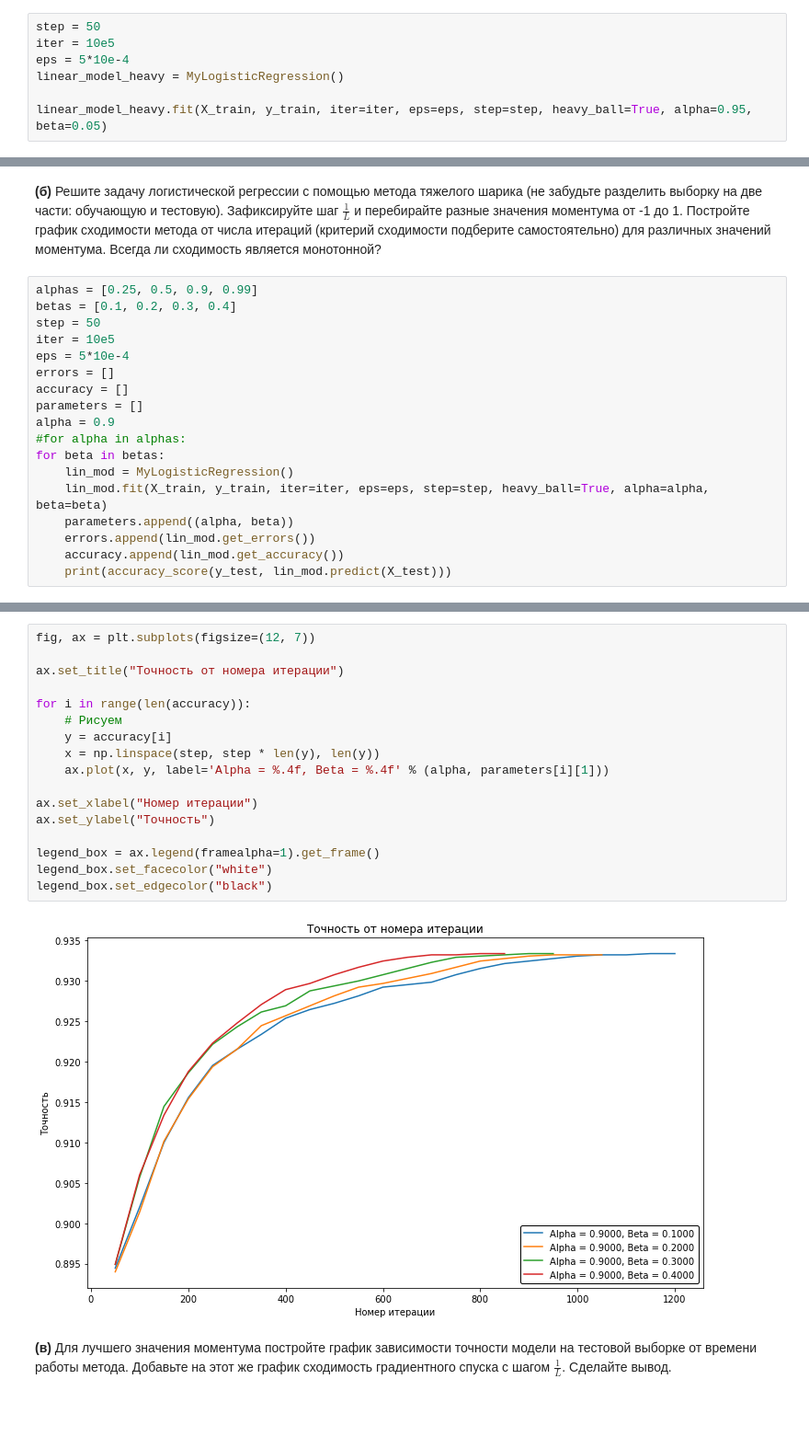
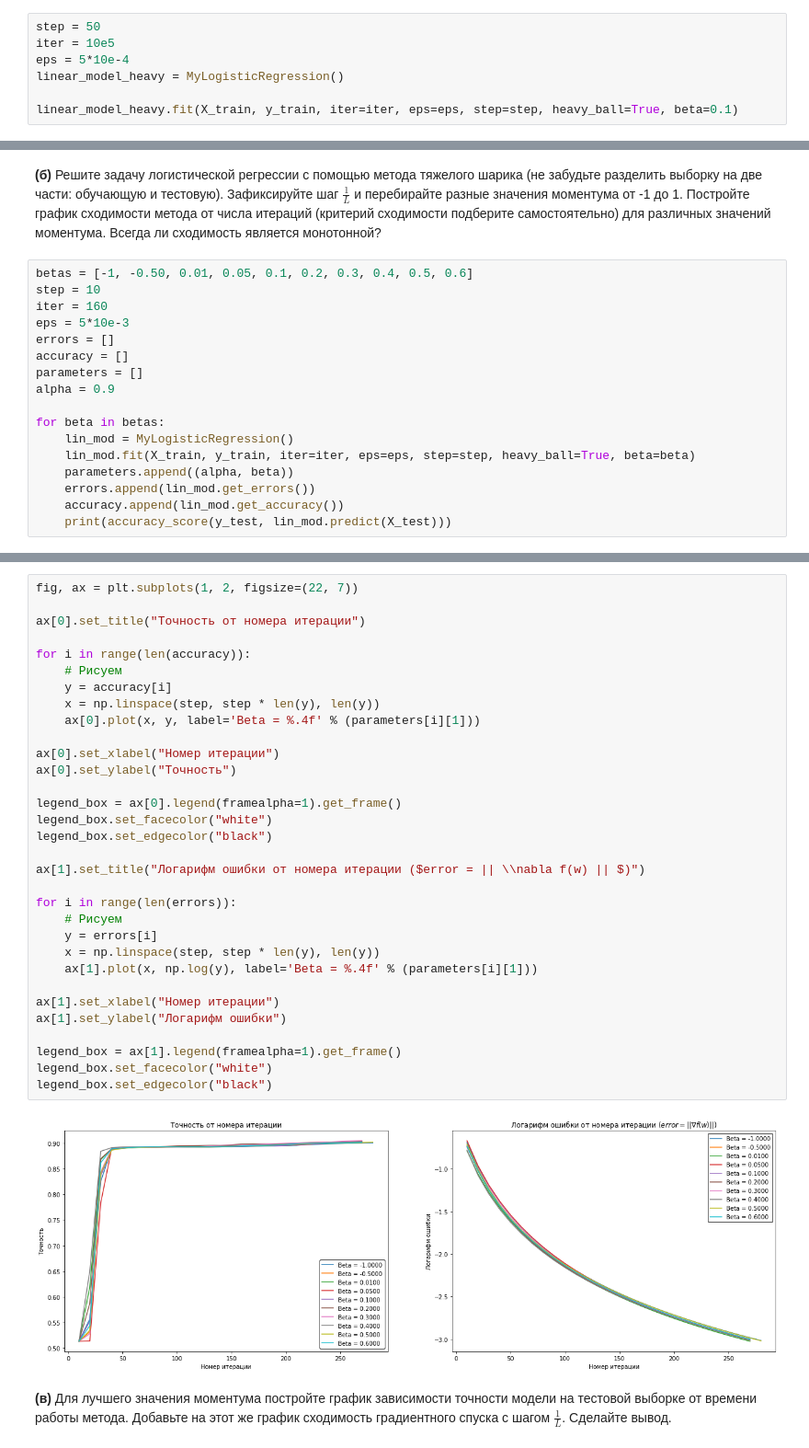
Before and after one commit to kreininmv/Applied-optimization, a Jupyter notebook: Homework/Kreinin_Matvei_Optimization_HW_3.ipynb, the cells around one changed output, grey strips where cells are left out. Shown: that part at 92% size. Drawn from its saved outputs; the diff is of its cells as text; blank space fills up the shorter version.

```diff
--- a/Homework/Kreinin_Matvei_Optimization_HW_3.ipynb
+++ b/Homework/Kreinin_Matvei_Optimization_HW_3.ipynb
@@ -221,5 +235,5 @@ iter = 10e5
 eps = 5*10e-4
 linear_model_heavy = MyLogisticRegression()
 
-linear_model_heavy.fit(X_train, y_train, iter=iter, eps=eps, step=step, heavy_ball=True, alpha=0.95, beta=0.05)
+linear_model_heavy.fit(X_train, y_train, iter=iter, eps=eps, step=step, heavy_ball=True, beta=0.1)
 # %% [output]
@@ -234,19 +265,18 @@ print(accuracy_score(y_test, linear_model_heavy.predict(X_test)))
 # %% [markdown]
 __(б)__ Решите задачу логистической регрессии с помощью метода тяжелого шарика (не забудьте разделить выборку на две части: обучающую и тестовую). Зафиксируйте шаг $\frac{1}{L}$ и перебирайте разные значения моментума от -1 до 1. Постройте график сходимости метода от числа итераций (критерий сходимости подберите самостоятельно) для различных значений моментума. Всегда ли сходимость является монотонной?
 # %%
-alphas = [0.25, 0.5, 0.9, 0.99]
-betas = [0.1, 0.2, 0.3, 0.4]
-step = 50
-iter = 10e5
-eps = 5*10e-4
+betas = [-1, -0.50, 0.01, 0.05, 0.1, 0.2, 0.3, 0.4, 0.5, 0.6]
+step = 10
+iter = 160
+eps = 5*10e-3
 errors = []
 accuracy = []
 parameters = []
 alpha = 0.9
-#for alpha in alphas:
+
 for beta in betas:
     lin_mod = MyLogisticRegression()
-    lin_mod.fit(X_train, y_train, iter=iter, eps=eps, step=step, heavy_ball=True, alpha=alpha, beta=beta)
+    lin_mod.fit(X_train, y_train, iter=iter, eps=eps, step=step, heavy_ball=True, beta=beta)
     parameters.append((alpha, beta))
     errors.append(lin_mod.get_errors())
     accuracy.append(lin_mod.get_accuracy())
@@ -254,22 +295,37 @@ for beta in betas:
 # %%
-fig, ax = plt.subplots(figsize=(12, 7))
+fig, ax = plt.subplots(1, 2, figsize=(22, 7))
 
-ax.set_title("Точность от номера итерации")
+ax[0].set_title("Точность от номера итерации")
 
 for i in range(len(accuracy)):
     # Рисуем
     y = accuracy[i]
     x = np.linspace(step, step * len(y), len(y))
-    ax.plot(x, y, label='Alpha = %.4f, Beta = %.4f' % (alpha, parameters[i][1]))
+    ax[0].plot(x, y, label='Beta = %.4f' % (parameters[i][1]))
 
-ax.set_xlabel("Номер итерации")
-ax.set_ylabel("Точность")
+ax[0].set_xlabel("Номер итерации")
+ax[0].set_ylabel("Точность")
 
-legend_box = ax.legend(framealpha=1).get_frame()
+legend_box = ax[0].legend(framealpha=1).get_frame()
 legend_box.set_facecolor("white")
 legend_box.set_edgecolor("black")
+
+ax[1].set_title("Логарифм ошибки от номера итерации ($error = || \\nabla f(w) || $)")
+
+for i in range(len(errors)):
+    # Рисуем
+    y = errors[i]
+    x = np.linspace(step, step * len(y), len(y))
+    ax[1].plot(x, np.log(y), label='Beta = %.4f' % (parameters[i][1]))
+
+ax[1].set_xlabel("Номер итерации")
+ax[1].set_ylabel("Логарифм ошибки")
+
+legend_box = ax[1].legend(framealpha=1).get_frame()
+legend_box.set_facecolor("white")
+legend_box.set_edgecolor("black")
 # %% [output]
-[figure, old version]
+[figure, new version]
 # %% [markdown]
 __(в)__ Для лучшего значения моментума постройте график зависимости точности модели на тестовой выборке от времени работы метода. Добавьте на этот же график сходимость градиентного спуска с шагом $\frac{1}{L}$. Сделайте вывод.
 # %%
```
Also changed, not shown: parts of 38 cells of this notebook, 4 other files.
